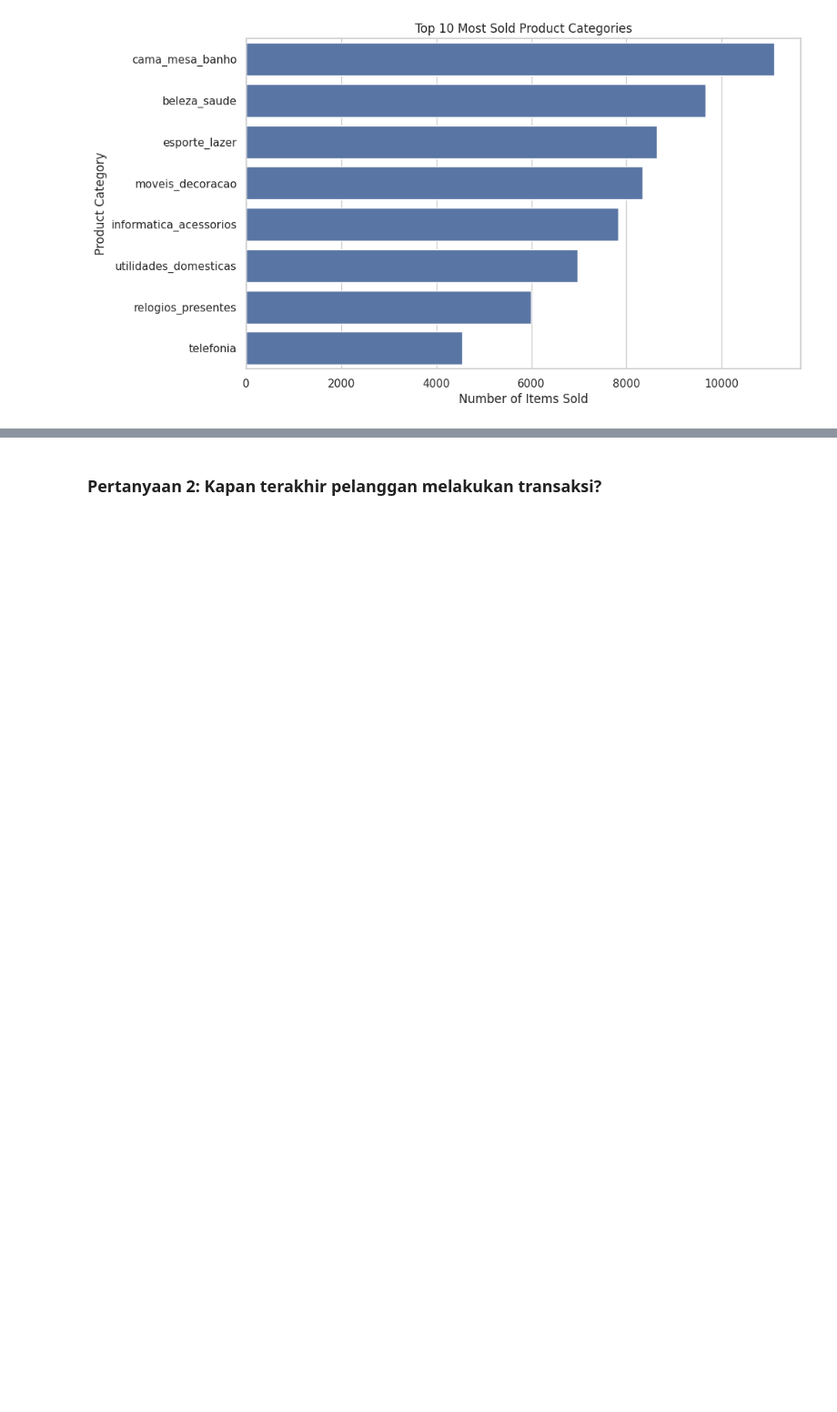
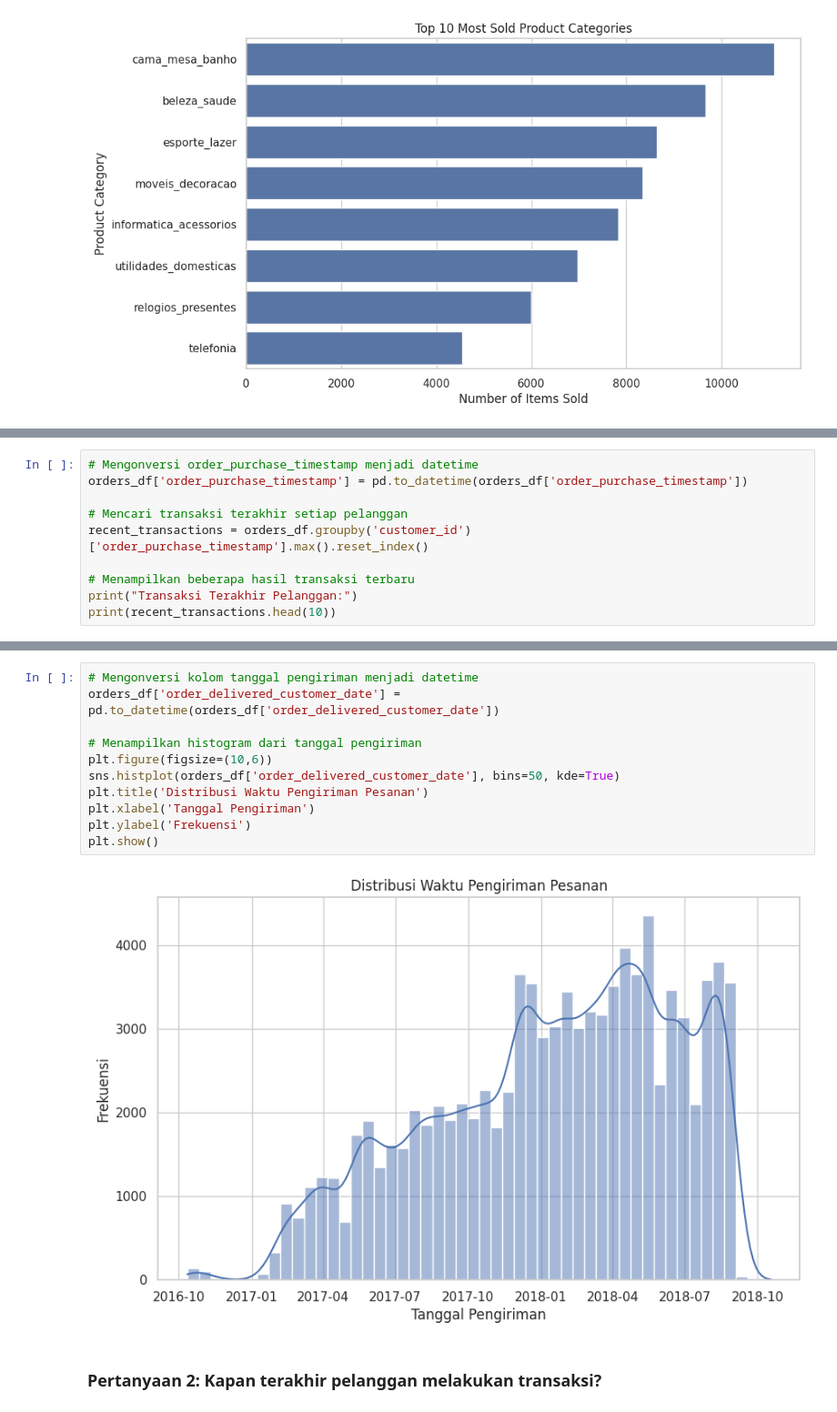
Before and after one commit to wawiwulies/proyek-dicoding-analisis-data, a Jupyter notebook: Proyek_Analisis_Data.ipynb, the cells around one changed output, grey strips where cells are left out. Shown at 91% size. Cells and saved outputs as stored; diff of their text form; blank space fills up the shorter version.

```diff
--- a/Proyek_Analisis_Data.ipynb
+++ b/Proyek_Analisis_Data.ipynb
@@ -559,0 +562,10 @@ plt.show()
+# %%
+# Mengonversi order_purchase_timestamp menjadi datetime
+orders_df['order_purchase_timestamp'] = pd.to_datetime(orders_df['order_purchase_timestamp'])
+
+# Mencari transaksi terakhir setiap pelanggan
+recent_transactions = orders_df.groupby('customer_id')['order_purchase_timestamp'].max().reset_index()
+
+# Menampilkan beberapa hasil transaksi terbaru
+print("Transaksi Terakhir Pelanggan:")
+print(recent_transactions.head(10))
@@ -560,2 +585,15 @@ plt.show()
+# %%
+# Mengonversi kolom tanggal pengiriman menjadi datetime
+orders_df['order_delivered_customer_date'] = pd.to_datetime(orders_df['order_delivered_customer_date'])
+
+# Menampilkan histogram dari tanggal pengiriman
+plt.figure(figsize=(10,6))
+sns.histplot(orders_df['order_delivered_customer_date'], bins=50, kde=True)
+plt.title('Distribusi Waktu Pengiriman Pesanan')
+plt.xlabel('Tanggal Pengiriman')
+plt.ylabel('Frekuensi')
+plt.show()
+# %% [output]
+[figure, added]
 # %% [markdown]
 ### Pertanyaan 2: Kapan terakhir pelanggan melakukan transaksi?
```
Also changed, not shown: parts of 5 cells of this notebook.
